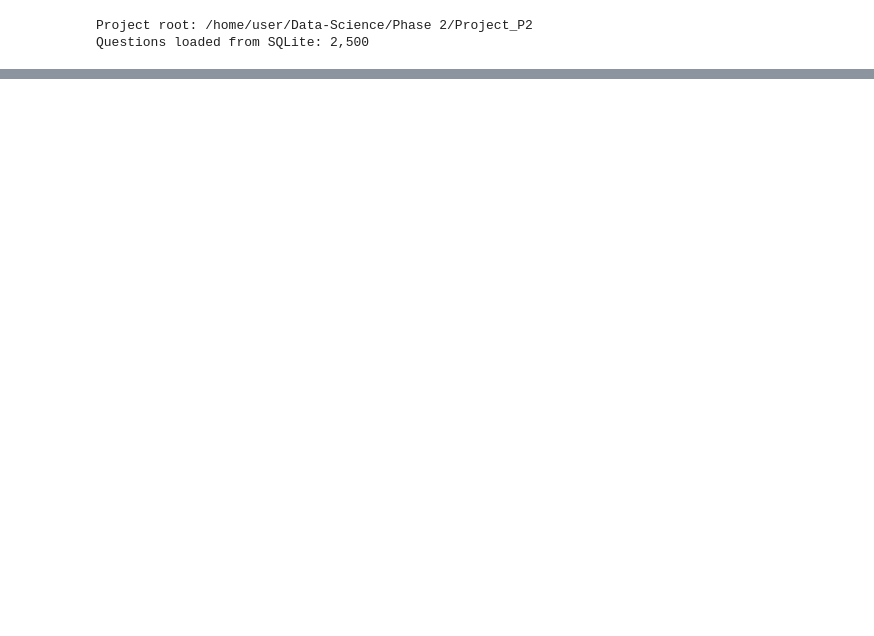
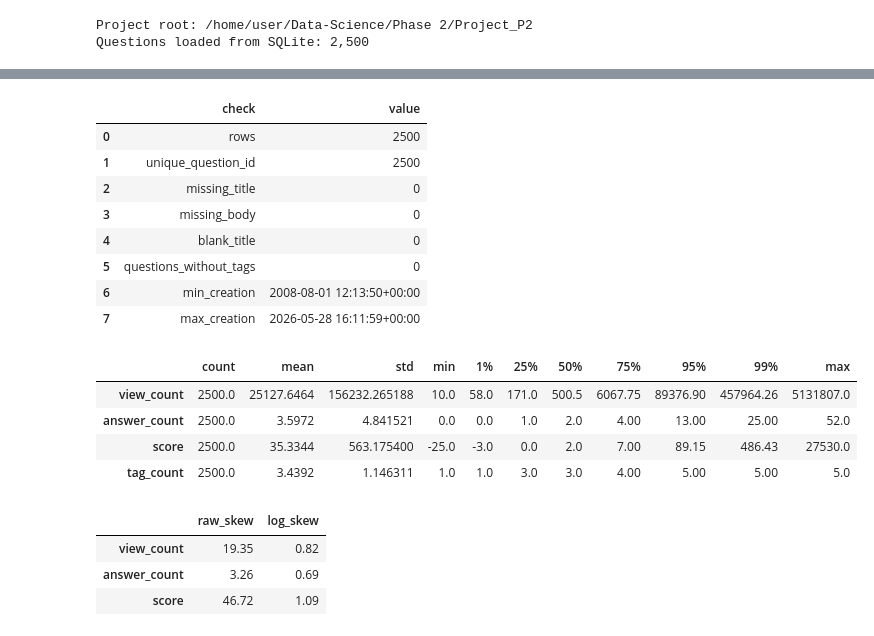
Before and after one commit to sajadTaghizade/Data-Science, a Jupyter notebook: Phase 2/Project_P2/section2_eda_report.ipynb, the cells around one changed output, grey strips where cells are left out. Saved outputs shown, nothing was run; the diff lists cells and outputs as text; code cells hidden in the pictures; blank space fills up the shorter version.

```diff
--- a/Phase 2/Project_P2/section2_eda_report.ipynb
+++ b/Phase 2/Project_P2/section2_eda_report.ipynb
@@ -13,34 +21,30 @@ Section 1 handled **ingestion integrity**: source-field validation, unique quest
 # %%
 from pathlib import Path
-import os
-import sys
+import json, os, sys
 
 import matplotlib
-matplotlib.use('Agg')  # Non-interactive backend: works consistently in VS Code and automated runs.
+matplotlib.use('Agg')
 import matplotlib.pyplot as plt
 import numpy as np
 import pandas as pd
 from IPython.display import display
 
 cwd = Path.cwd().resolve()
-environment_root = Path(os.environ['PROJECT_ROOT']).resolve() if os.environ.get('PROJECT_ROOT') else None
-candidates = [path for path in [environment_root, cwd, *cwd.parents, cwd / 'Phase 2' / 'Project_P2'] if path is not None]
-PROJECT_ROOT = next(
-    (path for path in candidates if (path / 'pipeline.py').exists() and (path / 'requirements.txt').exists()),
-    cwd,
-)
+env_root = Path(os.environ['PROJECT_ROOT']).resolve() if os.environ.get('PROJECT_ROOT') else None
+candidates = [p for p in [env_root, cwd, *cwd.parents, cwd / 'Phase 2' / 'Project_P2'] if p is not None]
+PROJECT_ROOT = next((p for p in candidates if (p / 'pipeline.py').exists() and (p / 'requirements.txt').exists()), cwd)
 sys.path.insert(0, str(PROJECT_ROOT))
 
 from scripts.database_connection import get_database_path
 from scripts.load_data import load_question_dataframe
 
-DATABASE_PATH = get_database_path()
-if not DATABASE_PATH.exists():
-    raise FileNotFoundError(f'Database not found: {DATABASE_PATH}. Run python pipeline.py first.')
+REPORT_DIR = PROJECT_ROOT / 'data' / 'reports'
+if not get_database_path().exists():
+    raise FileNotFoundError('Database not found. Run `python pipeline.py` first.')
 
 questions = load_question_dataframe()
 questions['creation_at'] = pd.to_datetime(questions['creation_at'], utc=True, errors='coerce')
-questions['last_activity_at'] = pd.to_datetime(questions['last_activity_at'], utc=True, errors='coerce')
+questions['tag_list'] = questions['tags'].fillna('').str.split('|')
 print(f'Project root: {PROJECT_ROOT}')
 print(f'Questions loaded from SQLite: {len(questions):,}')
 # %% [output]
@@ -159 +57,42 @@ display(outliers)
+# %%
+quality = pd.DataFrame({
+    'check': ['rows', 'unique_question_id', 'missing_title', 'missing_body', 'blank_title',
+              'questions_without_tags', 'min_creation', 'max_creation'],
+    'value': [len(questions), questions['question_id'].nunique(),
+              int(questions['title'].isna().sum()), int(questions['body_html'].isna().sum()),
+              int(questions['title'].fillna('').str.strip().eq('').sum()),
+              int(questions['tag_count'].eq(0).sum()),
+              str(questions['creation_at'].min()), str(questions['creation_at'].max())]})
+display(quality)
+display(questions[['view_count','answer_count','score','tag_count']]
+        .describe(percentiles=[.01,.25,.5,.75,.95,.99]).T)
+# %% [output]
+|  | check | value |
+| 0 | rows | 2500 |
+| 1 | unique_question_id | 2500 |
+| 2 | missing_title | 0 |
+| 3 | missing_body | 0 |
+| 4 | blank_title | 0 |
+| 5 | questions_without_tags | 0 |
+| 6 | min_creation | 2008-08-01 12:13:50+00:00 |
+| 7 | max_creation | 2026-05-28 16:11:59+00:00 |
+|  | count | mean | std | min | 1% | 25% | 50% | 75% | 95% | 99% | max |
+| view_count | 2500.0 | 25127.6464 | 156232.265188 | 10.0 | 58.0 | 171.0 | 500.5 | 6067.75 | 89376.90 | 457964.26 | 5131807.0 |
+| answer_count | 2500.0 | 3.5972 | 4.841521 | 0.0 | 0.0 | 1.0 | 2.0 | 4.00 | 13.00 | 25.00 | 52.0 |
+| score | 2500.0 | 35.3344 | 563.175400 | -25.0 | -3.0 | 0.0 | 2.0 | 7.00 | 89.15 | 486.43 | 27530.0 |
+| tag_count | 2500.0 | 3.4392 | 1.146311 | 1.0 | 1.0 | 3.0 | 3.0 | 4.00 | 5.00 | 5.00 | 5.0 |
+# %%
+# Skew before/after transforms motivates the log/signed-log features.
+import numpy as np
+skew = pd.DataFrame({
+    'raw_skew': questions[['view_count','answer_count','score']].skew().round(2),
+    'log_skew': [np.log1p(questions['view_count'].clip(lower=0)).skew().round(2),
+                 np.log1p(questions['answer_count'].clip(lower=0)).skew().round(2),
+                 (np.sign(questions['score'])*np.log1p(questions['score'].abs())).skew().round(2)]})
+display(skew)
+# %% [output]
+|  | raw_skew | log_skew |
+| view_count | 19.35 | 0.82 |
+| answer_count | 3.26 | 0.69 |
+| score | 46.72 | 1.09 |
 # %%
```
Also changed, not shown: parts of 26 cells of this notebook, 4 other files.
